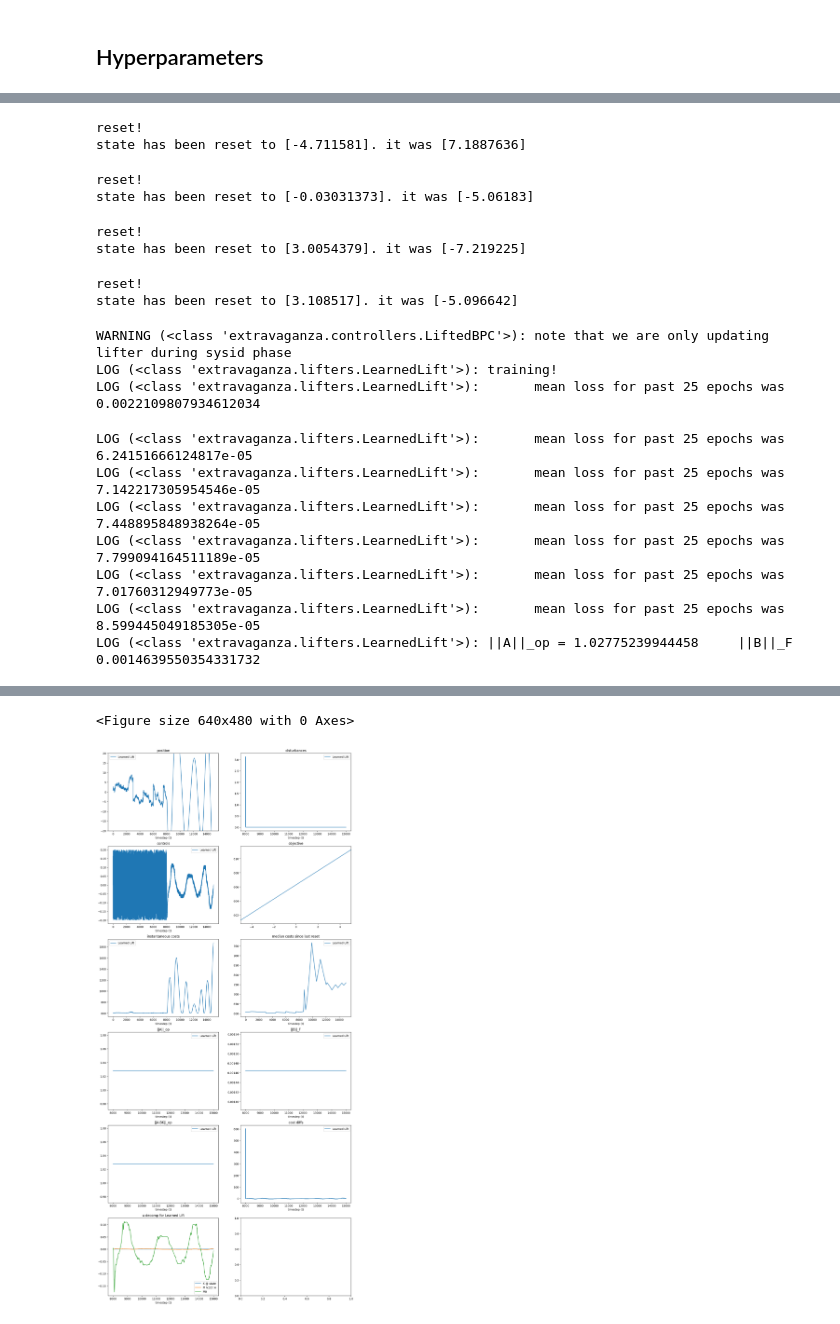
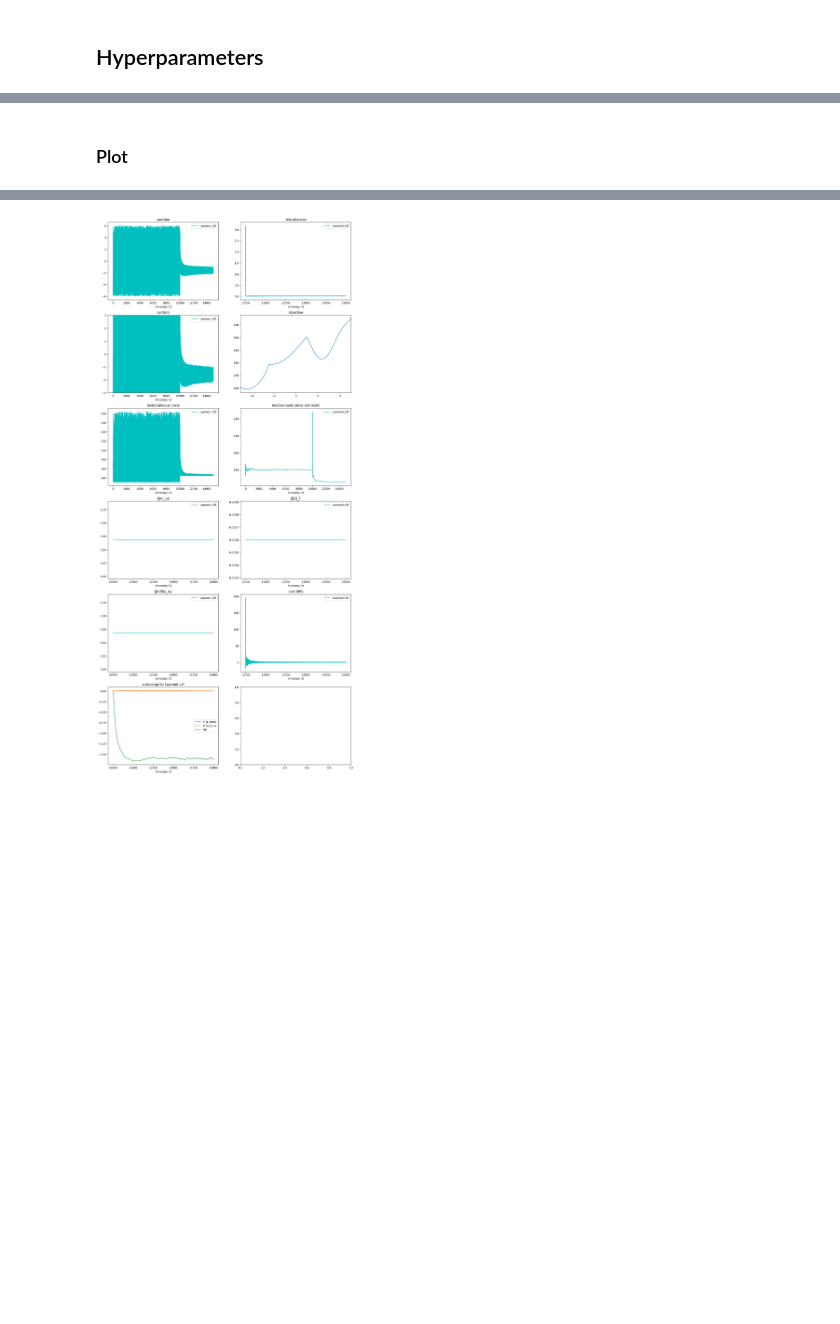
Before and after one commit to edogariu/extravaganza, a Jupyter notebook: experiments/COCO Black Box Optimization.ipynb, the cells around one changed output, grey strips where cells are left out. Cells and saved outputs as stored; diff of their text form; code cells hidden in the pictures; blank space fills up the shorter version.

```diff
--- a/experiments/COCO Black Box Optimization.ipynb
+++ b/experiments/COCO Black Box Optimization.ipynb
@@ -29,6 +33,11 @@ where `predict_differences` is set in the system hyperparameters.
 
 The costs are denoted by $f(x_t, u_t)$ and given by problems in the COCO Black Box Optimization suite (http://numbbo.github.io/coco/), which are selected via `problem_idx`. An example cost function is given below (they can be multi-dimensional, but inputs are restricted to lie in $[-5, 5]^{dim}$).
 # %%
+# NEW
+# things it works for:
+#       273 (nonconvex), 2010 (sines), 1888 (monotonic), 861 (ez), 682-684 (nonconvex)
+
+# OLD
 # things it breaks for:
 #       304, 224 & 576 (lil wiggles), 2133 (this ones unfair), 1653 (sucks at wiggles), 1154 (straight line)
 # things it looks interesting for:
@@ -36,7 +45,7 @@ The costs are denoted by $f(x_t, u_t)$ and given by problems in the COCO Black B
 # good nonconvex tests:
 #       682 and 683 (two local mins, one at 0), 1129 (jaggedy), 1046 (two local mins), 2049
 
-problem_idx = 1154
+problem_idx = 1046 # np.random.randint(2160)
 
 coco = COCO(problem_idx,
             dim=1,
@@ -132,0 +162,4 @@ make_controllers = {
+# %%
+# run
+experiment = Experiment(name)
+stats = experiment(get_experiment_args)
@@ -136,7 +192,10 @@ We keep track of the useful information through `Stats` objects, which can `regi
 
 We define below a plotting arrangement that plots all the desired quantities from both the system and controller.
 # %%
-def plot_coco(all_stats):
+def plot_coco(experiment: Experiment):
+    assert experiment.stats is not None, 'cannot plot the results of an experiment that hasnt been run'
+    all_stats = experiment.stats
+
     # clear plot and calc nrows
     plt.clf()
     n = 5
@@ -193,16 +250,5 @@ def plot_coco(all_stats):
+# %% [markdown]
+### Plot
 # %%
-experiment_args = {
-    'make_system': make_system,
-    'make_controllers': make_controllers,
-    'num_trials': num_trials,
-    'T': T,
-    'reset_condition': reset_condition,
-    'reset_seed': SYSTEM_SEED,
-    'wordy': wordy,
-
-
-}
-stats = run_experiment(**experiment_args)
-plot_coco(stats)
-# plot_coco({k: s[25000:27000] for k, s in stats.items()})
+plot_coco(experiment)
 # %% [output]
@@ -223,18 +258,0 @@ state has been reset to [3.0002582]. it was [1.6947246]
-reset!
-state has been reset to [-4.711581]. it was [7.1887636]
-reset!
-state has been reset to [-0.03031373]. it was [-5.06183]
-reset!
-state has been reset to [3.0054379]. it was [-7.219225]
-reset!
-state has been reset to [3.108517]. it was [-5.096642]
-WARNING (<class 'extravaganza.controllers.LiftedBPC'>): note that we are only updating lifter during sysid phase
-LOG (<class 'extravaganza.lifters.LearnedLift'>): training!
-LOG (<class 'extravaganza.lifters.LearnedLift'>):       mean loss for past 25 epochs was 0.0022109807934612034
-LOG (<class 'extravaganza.lifters.LearnedLift'>):       mean loss for past 25 epochs was 6.24151666124817e-05
-LOG (<class 'extravaganza.lifters.LearnedLift'>):       mean loss for past 25 epochs was 7.142217305954546e-05
-LOG (<class 'extravaganza.lifters.LearnedLift'>):       mean loss for past 25 epochs was 7.448895848938264e-05
-LOG (<class 'extravaganza.lifters.LearnedLift'>):       mean loss for past 25 epochs was 7.799094164511189e-05
-LOG (<class 'extravaganza.lifters.LearnedLift'>):       mean loss for past 25 epochs was 7.01760312949773e-05
-LOG (<class 'extravaganza.lifters.LearnedLift'>):       mean loss for past 25 epochs was 8.599445049185305e-05
-LOG (<class 'extravaganza.lifters.LearnedLift'>): ||A||_op = 1.02775239944458     ||B||_F 0.0014639550354331732
@@ -242,2 +259 @@ WARNING: failed to aggregate only 1 stat
-<Figure size 640x480 with 0 Axes>
-[figure, old version]
+[figure, new version]
```
Also changed, not shown: parts of 12 cells of this notebook, 37 other files.
